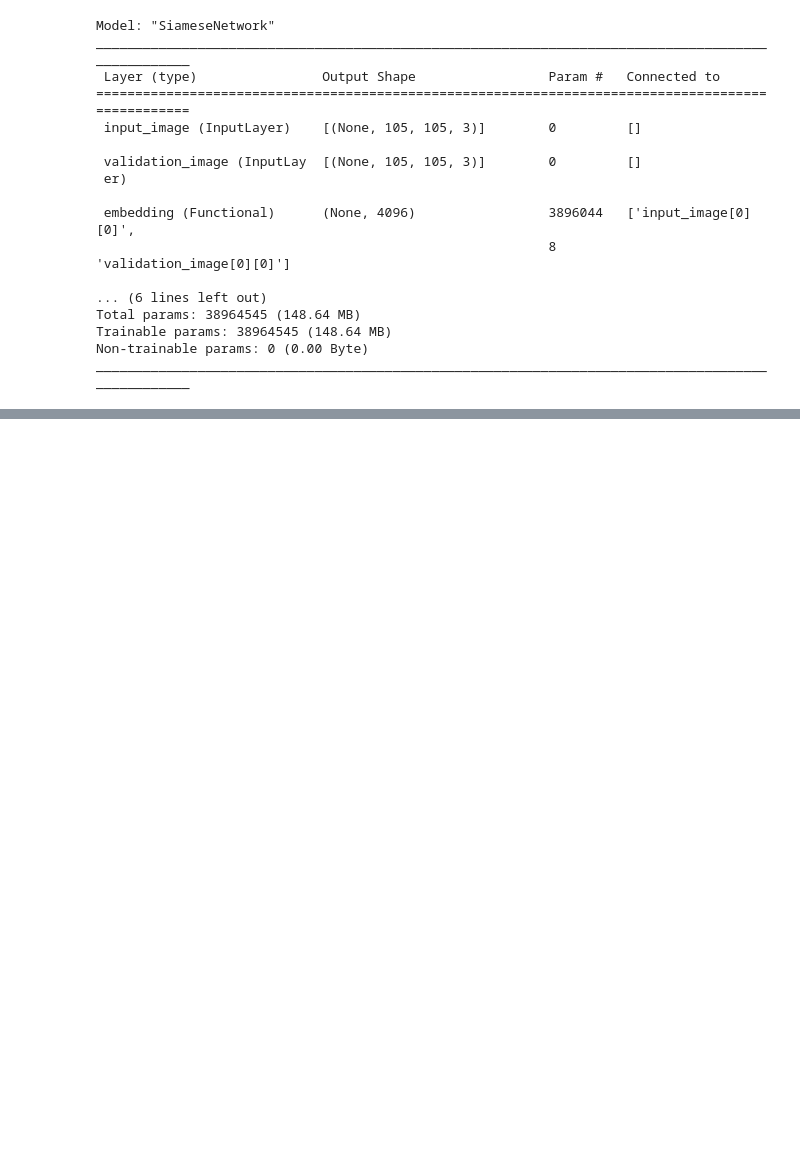
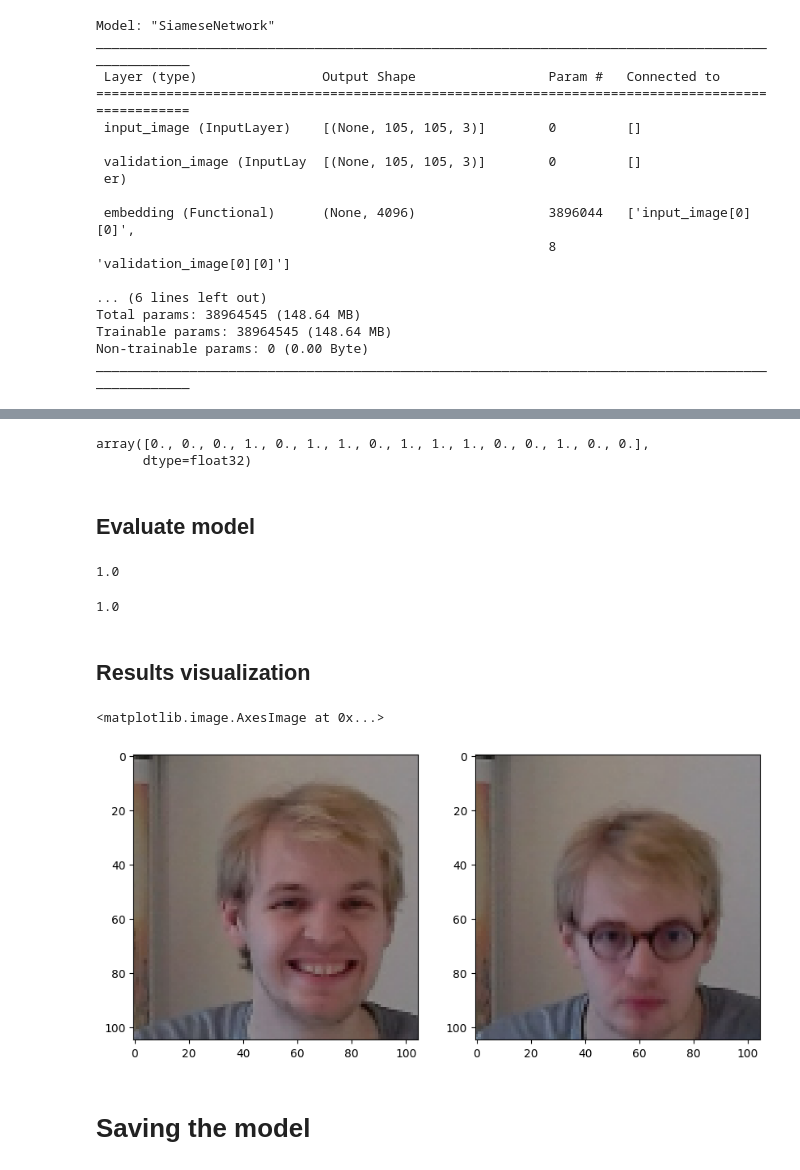
Before and after one commit to Cyrkryta/FacialRecognition, a Jupyter notebook: deepFaceRecognition.ipynb, the cells around one changed output, grey strips where cells are left out. Saved outputs shown, nothing was run; the diff lists cells and outputs as text; code cells hidden in the pictures; blank space fills up the shorter version.

Commit message:
Model trained

```diff
--- a/deepFaceRecognition.ipynb
+++ b/deepFaceRecognition.ipynb
@@ -361,0 +459,3 @@ ________________________________________________________________________________
+# %%
+# Batch of data
+test_input, test_val, y_true = test_data.as_numpy_iterator().next()
@@ -361,0 +489,34 @@ ________________________________________________________________________________
+# %%
+y_true
+# %% [output]
+array([0., 0., 0., 1., 0., 1., 1., 0., 1., 1., 1., 0., 0., 1., 0., 0.],
+      dtype=float32)
+# %% [markdown]
+## Evaluate model
+# %%
+# Recall metrics
+m = Recall()
+m.update_state(y_true, y_pred)
+m.result().numpy()
+# %% [output]
+1.0
+# %%
+# Precision metrics
+p = Precision()
+p.update_state(y_true, y_pred)
+p.result().numpy()
+# %% [output]
+1.0
+# %% [markdown]
+## Results visualization
+# %%
+plt.figure(figsize=(10, 8))
+plt.subplot(1, 2, 1)
+plt.imshow(test_input[3])
+plt.subplot(1, 2, 2)
+plt.imshow(test_val[3])
+# %% [output]
+<matplotlib.image.AxesImage at 0x...>
+[figure, added]
+# %% [markdown]
+# Saving the model
```
Also changed, not shown: parts of 23 cells of this notebook, 1 other file.
